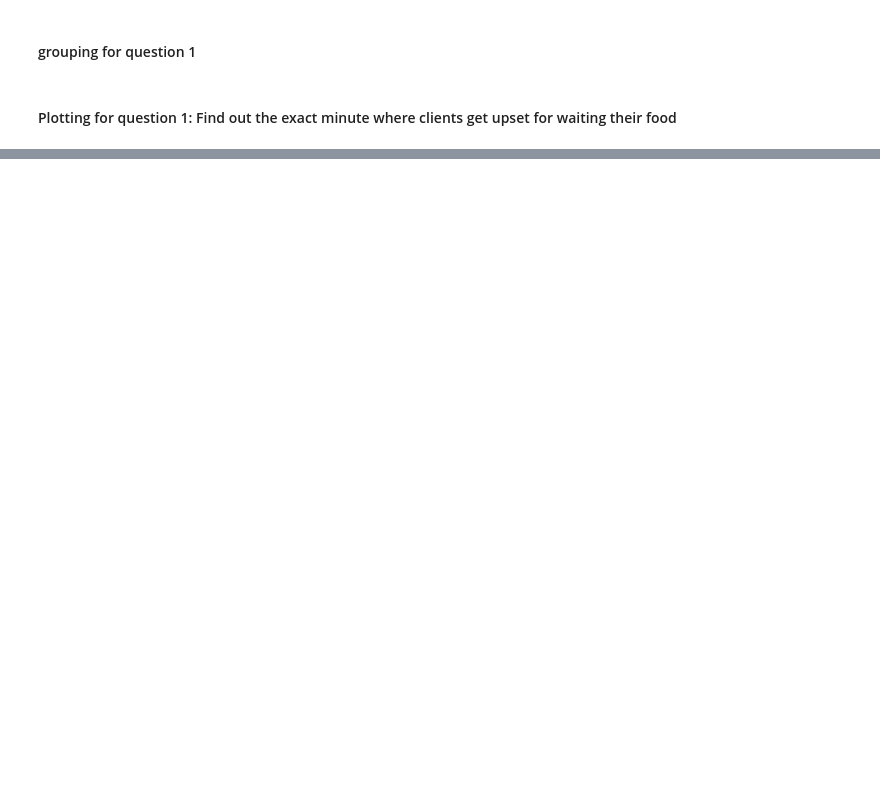
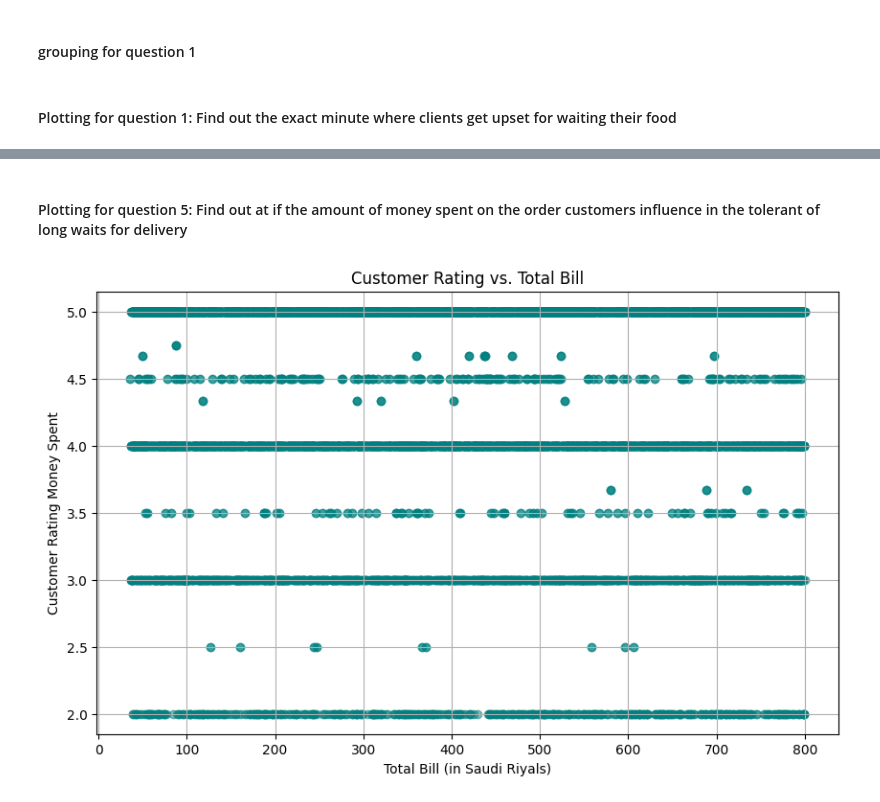
Before and after one commit to Crismar12/Operational-Analysis-of-Food-Delivery, a Jupyter notebook: notebooks/02_exploratory_data_analysis.ipynb, the cells around one changed output, grey strips where cells are left out. Saved outputs shown, nothing was run; the diff lists cells and outputs as text; code cells hidden in the pictures; blank space fills up the shorter version.

```diff
--- a/notebooks/02_exploratory_data_analysis.ipynb
+++ b/notebooks/02_exploratory_data_analysis.ipynb
@@ -31,0 +71,14 @@ df.sort_values(by='Realistic Rating Order Time')[['Total Bill (in Saudi Riyals)'
+# %% [markdown]
+#### Plotting for question 5: Find out at if the amount of money spent on the order customers influence in the tolerant of long waits for delivery
+# %%
+import matplotlib.pyplot as plt
+
+plt.figure(figsize=(10,6))
+plt.scatter(df['Total Bill (in Saudi Riyals)'], df['Customer_Rating_Money_Spent'], alpha=0.5, color='teal')
+plt.xlabel('Total Bill (in Saudi Riyals)')
+plt.ylabel('Customer Rating Money Spent')
+plt.title('Customer Rating vs. Total Bill')
+plt.grid(True)
+plt.show()
+# %% [output]
+[figure, added]
```
Also changed, not shown: parts of 18 cells of this notebook, 2 other files.
